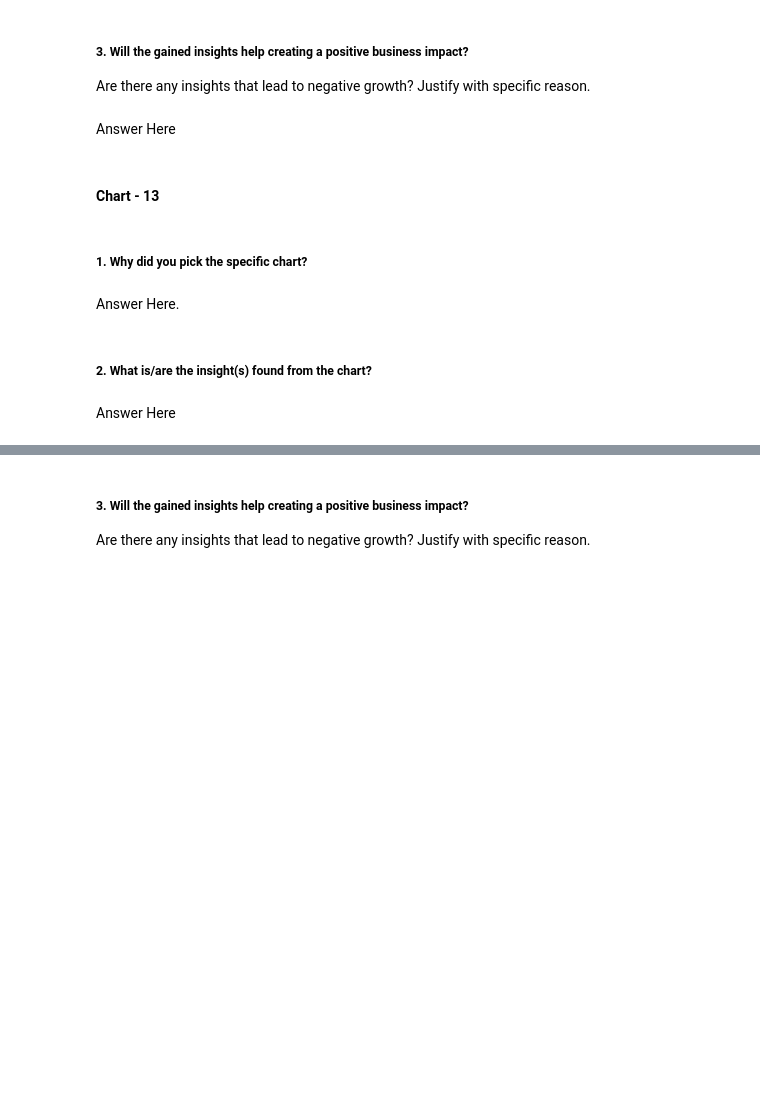
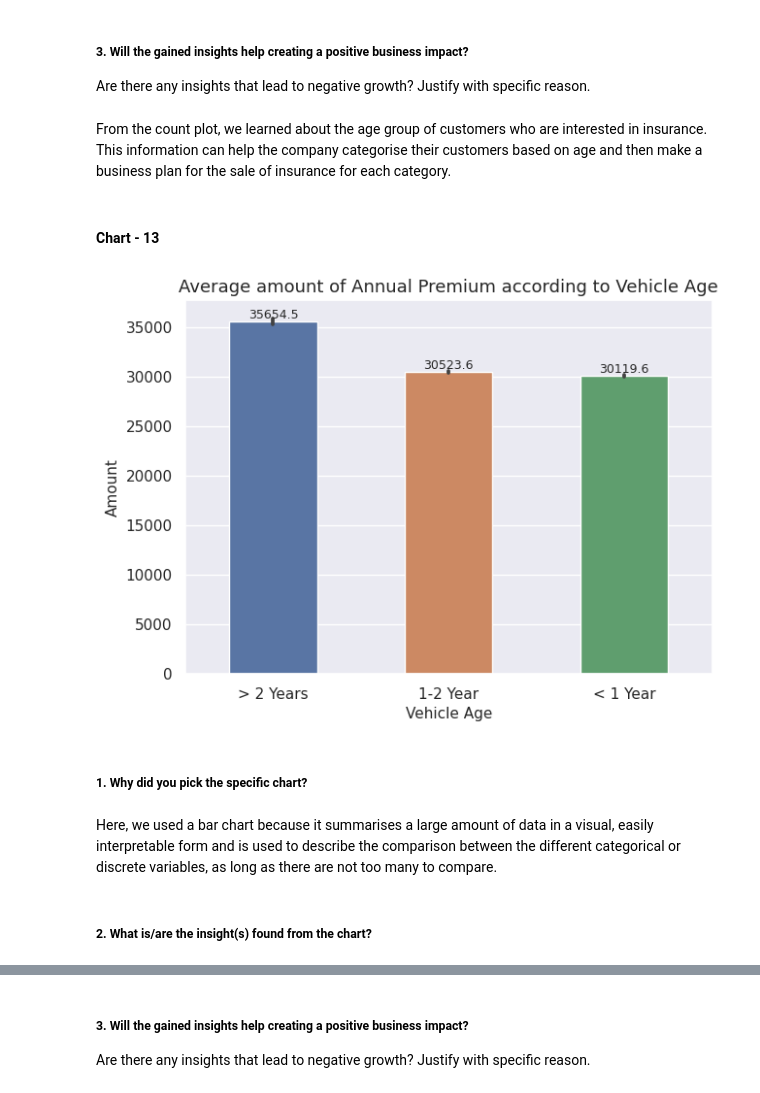
Before and after one commit to abhijain1216/Health-Insurance-Cross-Sell-Prediction-Classification-Project, a Jupyter notebook: Health_Insurance_Cross_Sell_Prediction_Classification_Project.ipynb, the cells around one changed output, grey strips where cells are left out. Saved outputs shown, nothing was run; the diff lists cells and outputs as text; code cells hidden in the pictures; blank space fills up the shorter version.

```diff
--- a/Health_Insurance_Cross_Sell_Prediction_Classification_Project.ipynb
+++ b/Health_Insurance_Cross_Sell_Prediction_Classification_Project.ipynb
@@ -672,7 +681,7 @@ Answer Here
 # %% [markdown]
 ##### 3. Will the gained insights help creating a positive business impact?
 Are there any insights that lead to negative growth? Justify with specific reason.
-# %% [markdown]
-Answer Here
+# %% [markdown]
+From the count plot, we learned about the age group of customers who are interested in insurance. This information can help the company categorise their customers based on age and then make a business plan for the sale of insurance for each category.
 # %% [markdown]
 #### Chart - 13
@@ -681,8 +688,18 @@ Answer Here
+# %%
+# Chart - 13 visualization code
+fig, ax = plt.subplots(figsize=(7,5))
+ax.patch.set_width(1)
+ax = sns.barplot(data = Insurance_df,x = 'Vehicle_Age',y = 'Annual_Premium',width = 0.5)
+ax.bar_label(ax.containers[0],fontsize = 9)
+plt.title("Average amount of Annual Premium according to Vehicle Age",fontsize = 13)
+plt.xlabel('Vehicle Age',fontsize = 11)
+plt.ylabel('Amount',fontsize = 11)
+plt.show()
+# %% [output]
+[figure, added]
 # %% [markdown]
 ##### 1. Why did you pick the specific chart?
-# %% [markdown]
-Answer Here.
+# %% [markdown]
+Here, we used a bar chart because it summarises a large amount of data in a visual, easily interpretable form and is used to describe the comparison between the different categorical or discrete variables, as long as there are not too many to compare.
 # %% [markdown]
 ##### 2. What is/are the insight(s) found from the chart?
-# %% [markdown]
-Answer Here
```
Also changed, not shown: parts of 17 cells of this notebook.
